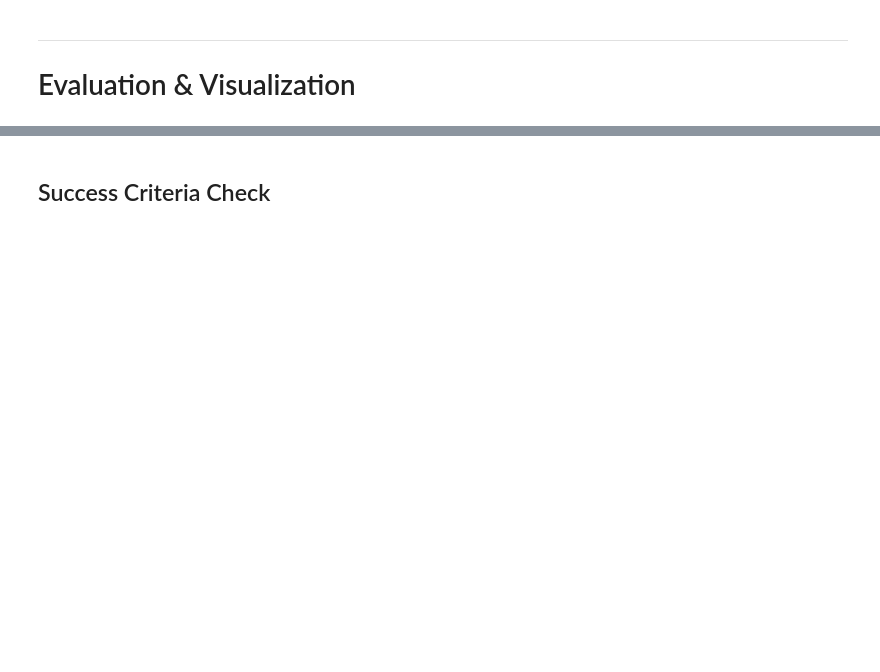
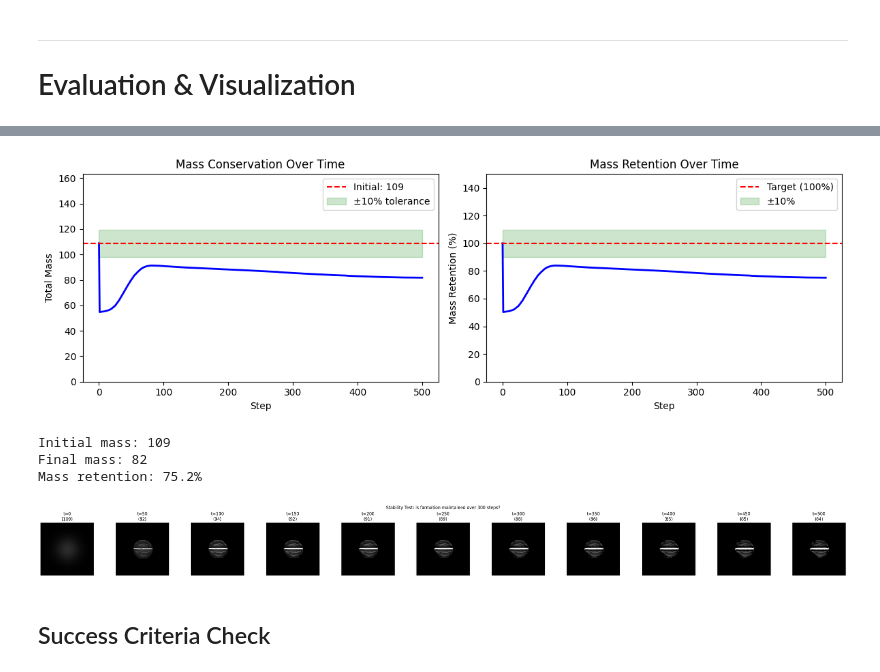
Before and after one commit to JackHopkins/FormationHNCA, a Jupyter notebook: notebooks/phase1_line_formation.ipynb, the cells around one changed output, grey strips where cells are left out. Drawn from its saved outputs; the diff is of its cells as text; code cells hidden in the pictures; blank space fills up the shorter version.

```diff
--- a/notebooks/phase1_line_formation.ipynb
+++ b/notebooks/phase1_line_formation.ipynb
@@ -553,43 +868,48 @@ plt.show()
 # %%
-# Mass growth analysis
+# Mass conservation analysis - mass should stay FLAT
 masses = [float(jnp.sum(t[..., 3])) for t in trajectory]
 
 fig, axes = plt.subplots(1, 2, figsize=(12, 4))
 
+# Mass over time
 axes[0].plot(masses, 'b-', linewidth=2)
-axes[0].axhline(y=SEED_MASS, color='gray', linestyle='--', label=f'Seed: {SEED_MASS:.0f}')
-axes[0].axhline(y=TARGET_MASS, color='r', linestyle='--', label=f'Target: {TARGET_MASS:.0f}')
-axes[0].fill_between(range(len(masses)), TARGET_MASS*0.9, TARGET_MASS*1.1, alpha=0.2, color='green', label='10% of target')
+axes[0].axhline(y=SEED_MASS, color='r', linestyle='--', label=f'Initial: {SEED_MASS:.0f}')
+axes[0].fill_between(range(len(masses)), SEED_MASS*0.9, SEED_MASS*1.1,
+                     alpha=0.2, color='green', label='±10% tolerance')
 axes[0].set_xlabel('Step')
 axes[0].set_ylabel('Total Mass')
-axes[0].set_title('Mass Growth Over Time')
+axes[0].set_title('Mass Conservation Over Time')
 axes[0].legend()
+axes[0].set_ylim(0, SEED_MASS * 1.5)
 
-# Mass as % of target
-mass_pct = [m / TARGET_MASS * 100 for m in masses]
-axes[1].plot(mass_pct, 'b-', linewidth=2)
+# Mass retention %
+retention = [m / SEED_MASS * 100 for m in masses]
+axes[1].plot(retention, 'b-', linewidth=2)
 axes[1].axhline(y=100, color='r', linestyle='--', label='Target (100%)')
-axes[1].axhline(y=90, color='g', linestyle=':', alpha=0.5)
-axes[1].axhline(y=110, color='g', linestyle=':', alpha=0.5)
-axes[1].fill_between(range(len(mass_pct)), 90, 110, alpha=0.2, color='green', label='Within 10%')
+axes[1].fill_between(range(len(retention)), 90, 110, alpha=0.2, color='green', label='±10%')
 axes[1].set_xlabel('Step')
-axes[1].set_ylabel('Mass (% of target)')
-axes[1].set_title('Mass as Percentage of Target')
+axes[1].set_ylabel('Mass Retention (%)')
+axes[1].set_title('Mass Retention Over Time')
 axes[1].legend()
+axes[1].set_ylim(0, 150)
 
 plt.tight_layout()
 plt.show()
 
-print(f"Seed mass: {SEED_MASS:.0f}")
+print(f"Initial mass: {SEED_MASS:.0f}")
 print(f"Final mass: {masses[-1]:.0f}")
-print(f"Target mass: {TARGET_MASS:.0f}")
-print(f"Final/Target ratio: {masses[-1]/TARGET_MASS:.1%}")
+print(f"Mass retention: {masses[-1]/SEED_MASS:.1%}")
+# %% [output]
+[figure, added]
+Initial mass: 109
+Final mass: 82
+Mass retention: 75.2%
 # %%
 # Stability test
 key, stability_key = jax.random.split(key)
-long_trajectory = run_model(seed, state.params, stability_key, num_steps=300)
+long_trajectory = run_model(seed, state.params, stability_key, num_steps=500)
 
-check_points = [0, 50, 100, 150, 200, 250, 300]
+check_points = [0, 50, 100, 150, 200, 250, 300, 350, 400, 450, 500]
 fig, axes = plt.subplots(1, len(check_points), figsize=(3*len(check_points), 3))
 
 for i, t in enumerate(check_points):
@@ -602,6 +922,8 @@ for i, t in enumerate(check_points):
 plt.suptitle('Stability Test: Is formation maintained over 300 steps?', fontsize=12)
 plt.tight_layout()
 plt.show()
+# %% [output]
+[figure, added]
 # %% [markdown]
 ## Success Criteria Check
 # %%
```
Also changed, not shown: parts of 19 cells of this notebook, 2 other files.
